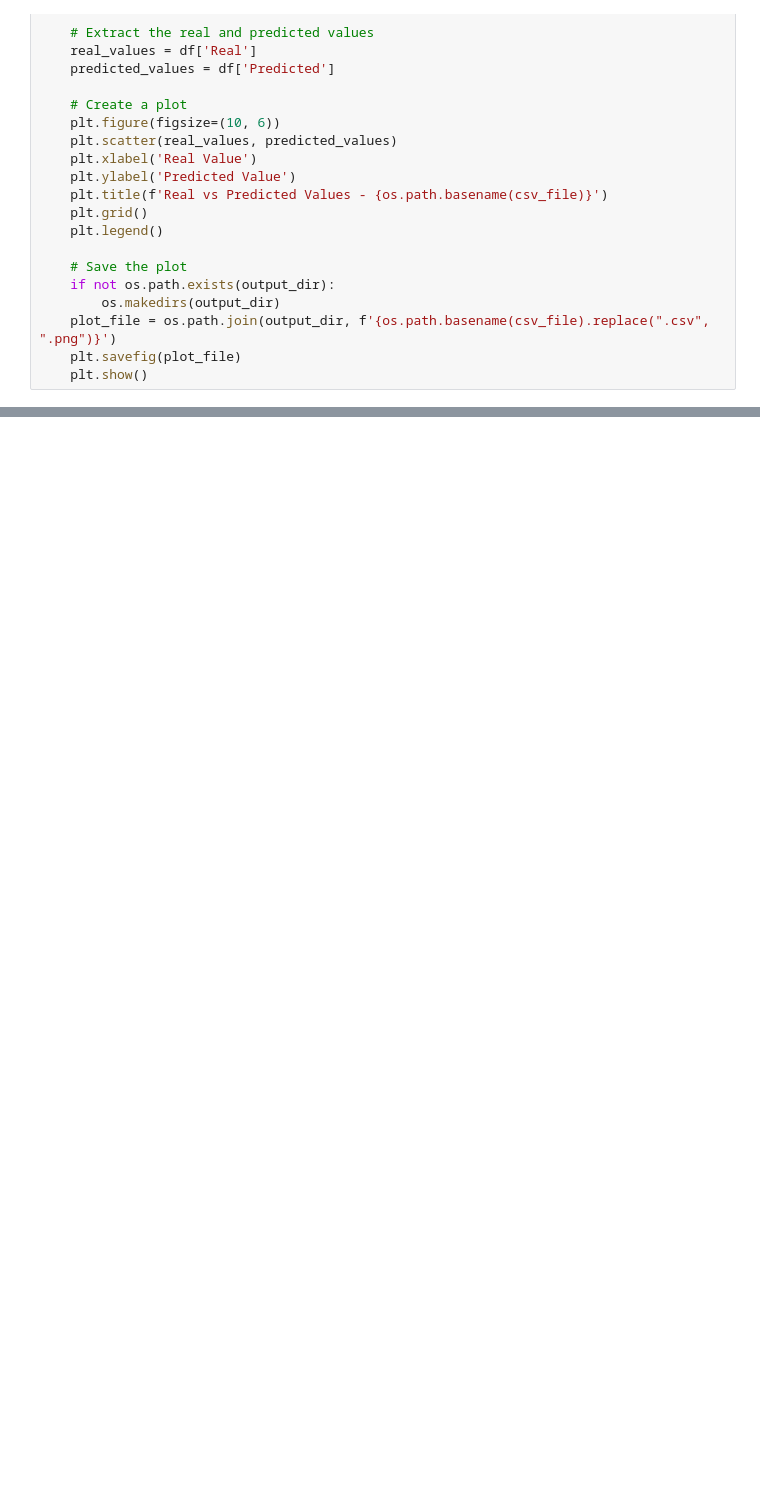
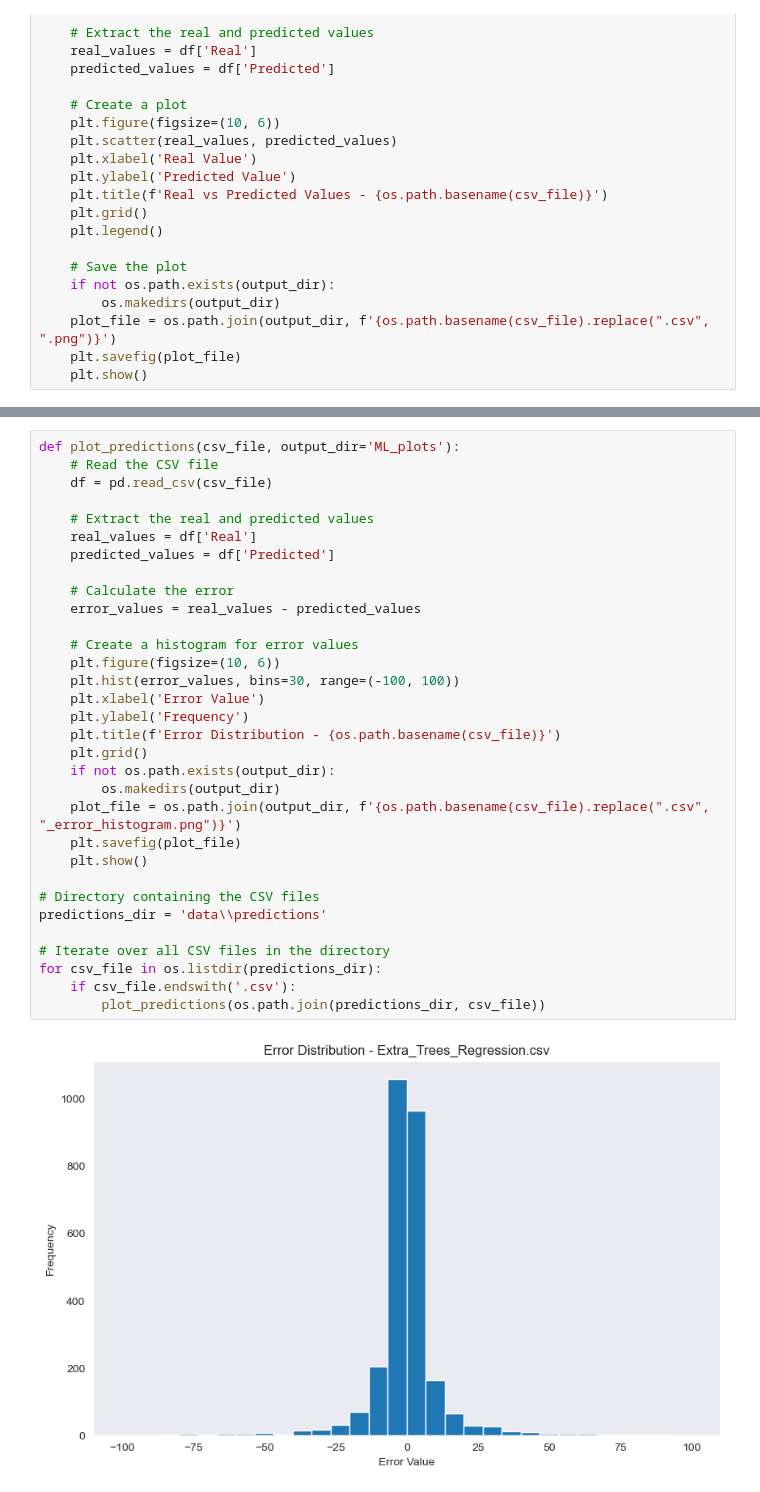
Before and after one commit to ModeS7/Battery_RUL, a Jupyter notebook: ML_visualization.ipynb, the cells around one changed output, grey strips where cells are left out. Cells and saved outputs as stored; diff of their text form; blank space fills up the shorter version.

```diff
--- a/ML_visualization.ipynb
+++ b/ML_visualization.ipynb
@@ -49,0 +45,34 @@ No artists with labels found to put in legend.  Note that artists whose label st
+# %%
+def plot_predictions(csv_file, output_dir='ML_plots'):
+    # Read the CSV file
+    df = pd.read_csv(csv_file)
+
+    # Extract the real and predicted values
+    real_values = df['Real']
+    predicted_values = df['Predicted']
+
+    # Calculate the error
+    error_values = real_values - predicted_values
+
+    # Create a histogram for error values
+    plt.figure(figsize=(10, 6))
+    plt.hist(error_values, bins=30, range=(-100, 100))
+    plt.xlabel('Error Value')
+    plt.ylabel('Frequency')
+    plt.title(f'Error Distribution - {os.path.basename(csv_file)}')
+    plt.grid()
+    if not os.path.exists(output_dir):
+        os.makedirs(output_dir)
+    plot_file = os.path.join(output_dir, f'{os.path.basename(csv_file).replace(".csv", "_error_histogram.png")}')
+    plt.savefig(plot_file)
+    plt.show()
+
+# Directory containing the CSV files
+predictions_dir = 'data\\predictions'
+
+# Iterate over all CSV files in the directory
+for csv_file in os.listdir(predictions_dir):
+    if csv_file.endswith('.csv'):
+        plot_predictions(os.path.join(predictions_dir, csv_file))
+# %% [output]
+[figure, added]
```
Also changed, not shown: parts of 4 cells of this notebook, 38 other files.
